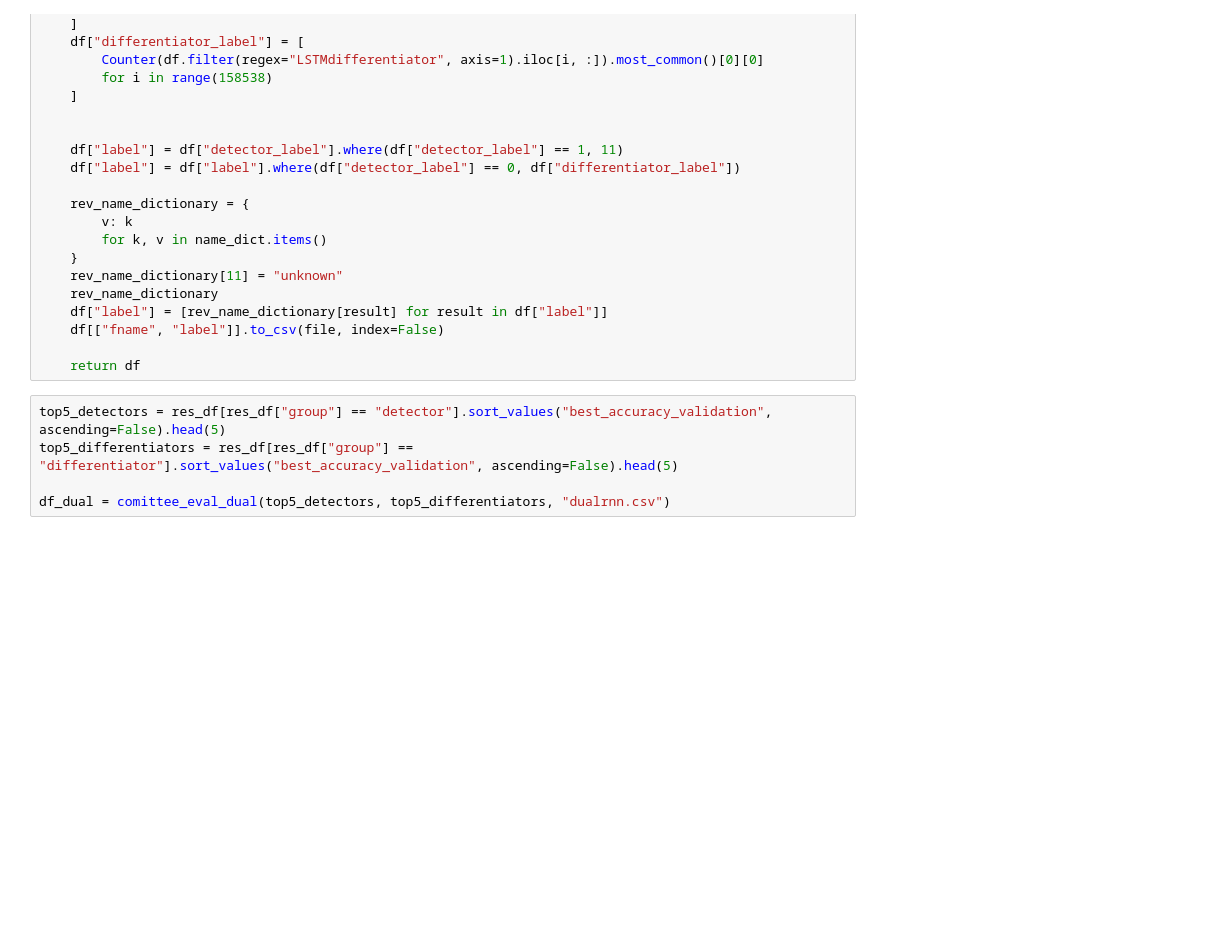
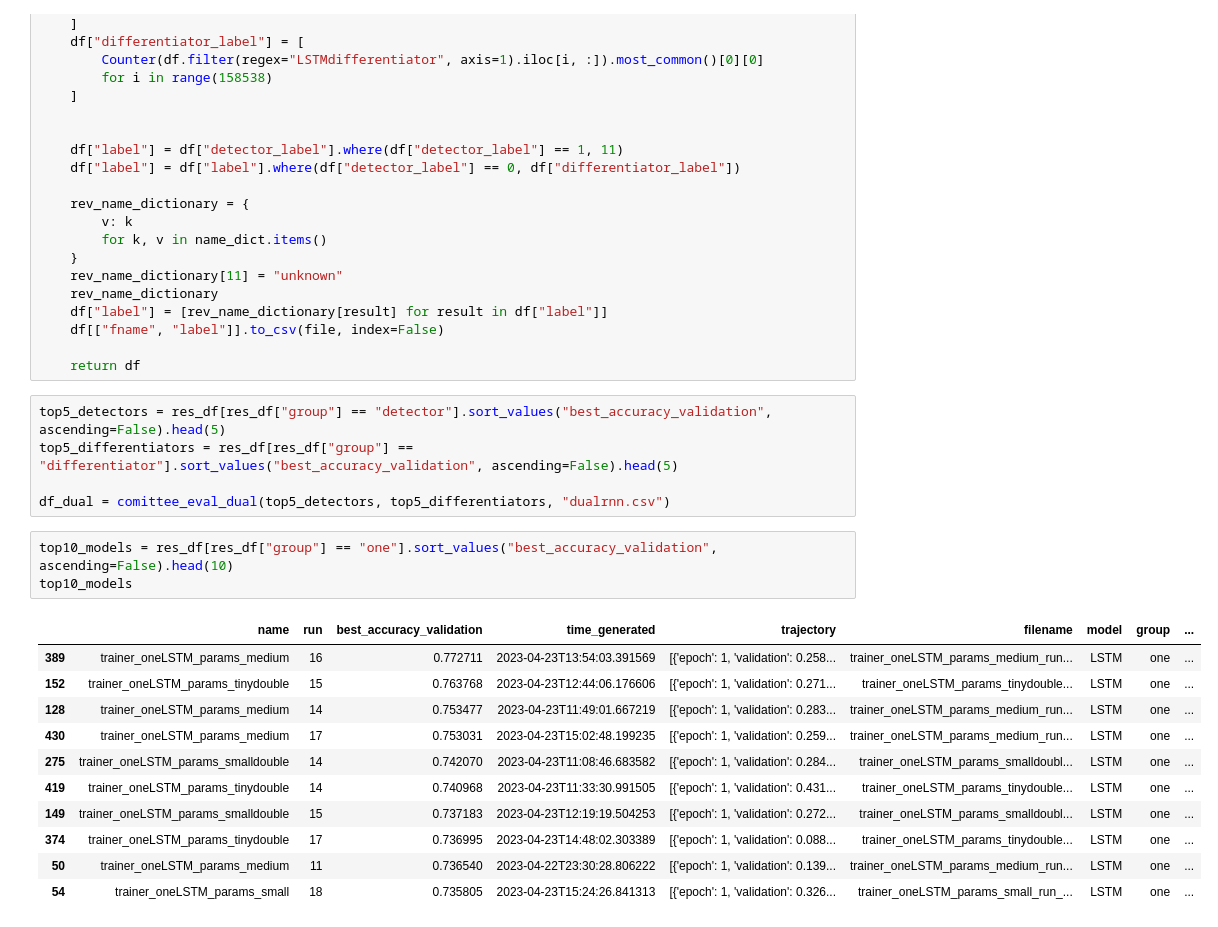
Before and after one commit to jakfol1217/DeepLearning, a Jupyter notebook: Project2/Final models.ipynb, the cells around one changed output. Cells and saved outputs as stored; diff of their text form; blank space fills up the shorter version.

```diff
--- a/Project2/Final models.ipynb
+++ b/Project2/Final models.ipynb
@@ -238,3 +238,18 @@ top5_detectors = res_df[res_df["group"] == "detector"].sort_values("best_accurac
 top5_differentiators = res_df[res_df["group"] == "differentiator"].sort_values("best_accuracy_validation", ascending=False).head(5)
 
 df_dual = comittee_eval_dual(top5_detectors, top5_differentiators, "dualrnn.csv")
+# %%
+top10_models = res_df[res_df["group"] == "one"].sort_values("best_accuracy_validation", ascending=False).head(10)
+top10_models
+# %% [output]
+|  | name | run | best_accuracy_validation | time_generated | trajectory | filename | model | group | ... |
+| 389 | trainer_oneLSTM_params_medium | 16 | 0.772711 | 2023-04-23T13:54:03.391569 | [{'epoch': 1, 'validation': 0.258... | trainer_oneLSTM_params_medium_run... | LSTM | one | ... |
+| 152 | trainer_oneLSTM_params_tinydouble | 15 | 0.763768 | 2023-04-23T12:44:06.176606 | [{'epoch': 1, 'validation': 0.271... | trainer_oneLSTM_params_tinydouble... | LSTM | one | ... |
+| 128 | trainer_oneLSTM_params_medium | 14 | 0.753477 | 2023-04-23T11:49:01.667219 | [{'epoch': 1, 'validation': 0.283... | trainer_oneLSTM_params_medium_run... | LSTM | one | ... |
+| 430 | trainer_oneLSTM_params_medium | 17 | 0.753031 | 2023-04-23T15:02:48.199235 | [{'epoch': 1, 'validation': 0.259... | trainer_oneLSTM_params_medium_run... | LSTM | one | ... |
+| 275 | trainer_oneLSTM_params_smalldouble | 14 | 0.742070 | 2023-04-23T11:08:46.683582 | [{'epoch': 1, 'validation': 0.284... | trainer_oneLSTM_params_smalldoubl... | LSTM | one | ... |
+| 419 | trainer_oneLSTM_params_tinydouble | 14 | 0.740968 | 2023-04-23T11:33:30.991505 | [{'epoch': 1, 'validation': 0.431... | trainer_oneLSTM_params_tinydouble... | LSTM | one | ... |
+| 149 | trainer_oneLSTM_params_smalldouble | 15 | 0.737183 | 2023-04-23T12:19:19.504253 | [{'epoch': 1, 'validation': 0.272... | trainer_oneLSTM_params_smalldoubl... | LSTM | one | ... |
+| 374 | trainer_oneLSTM_params_tinydouble | 17 | 0.736995 | 2023-04-23T14:48:02.303389 | [{'epoch': 1, 'validation': 0.088... | trainer_oneLSTM_params_tinydouble... | LSTM | one | ... |
+| 50 | trainer_oneLSTM_params_medium | 11 | 0.736540 | 2023-04-22T23:30:28.806222 | [{'epoch': 1, 'validation': 0.139... | trainer_oneLSTM_params_medium_run... | LSTM | one | ... |
+| 54 | trainer_oneLSTM_params_small | 18 | 0.735805 | 2023-04-23T15:24:26.841313 | [{'epoch': 1, 'validation': 0.326... | trainer_oneLSTM_params_small_run_... | LSTM | one | ... |
```
Also changed, not shown: parts of 3 cells of this notebook.
